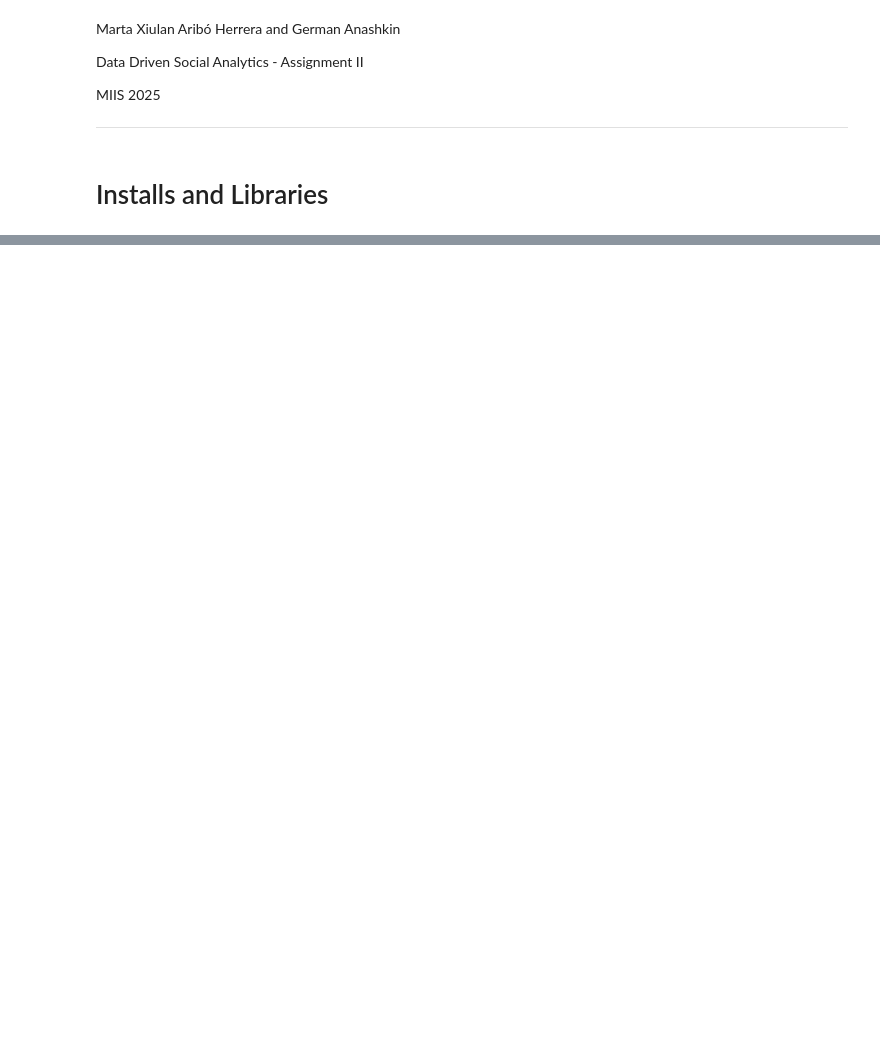
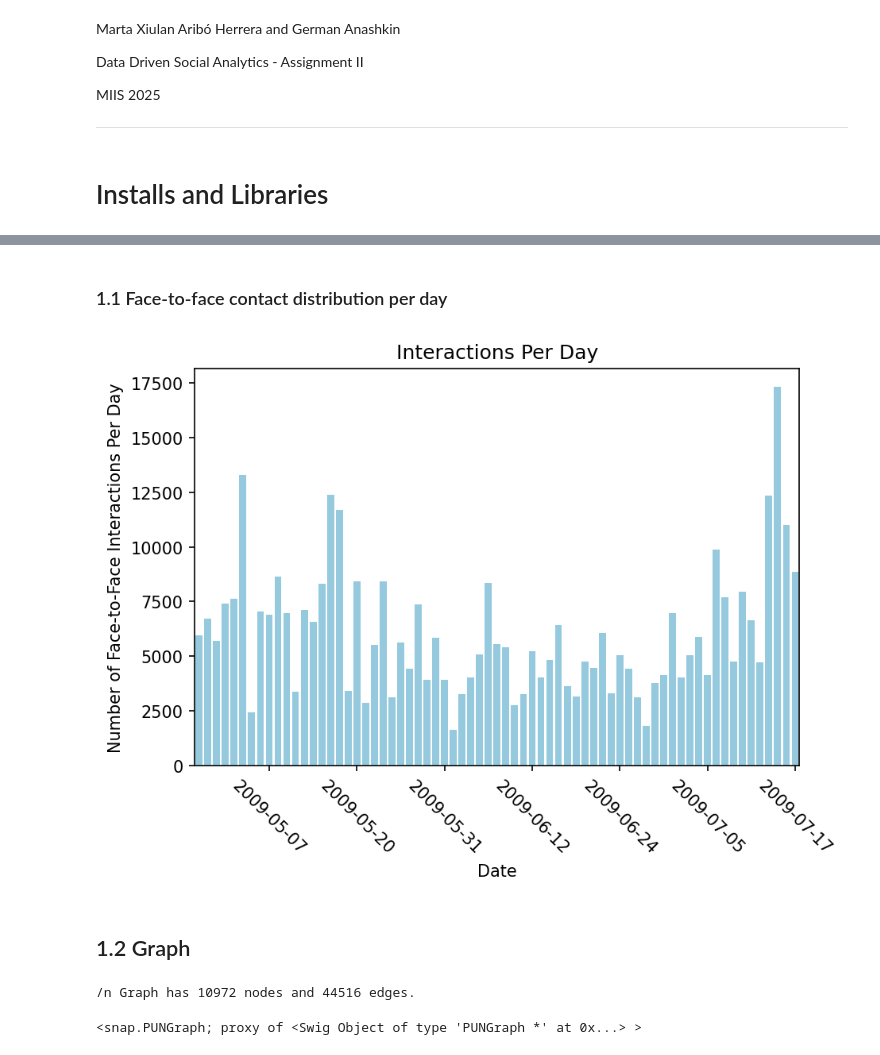
Before and after one commit to haxmxah/DDSA_Assignment_3, a Jupyter notebook: notebooks/assignment II.ipynb, the cells around one changed output, grey strips where cells are left out. Cells and saved outputs as stored; diff of their text form; code cells hidden in the pictures; blank space fills up the shorter version.

```diff
--- a/notebooks/assignment II.ipynb
+++ b/notebooks/assignment II.ipynb
@@ -13 +23,3 @@ import pandas as pd
+# %%
+sns.set_context("paper")
 # %% [markdown]
@@ -75,0 +81,49 @@ dataset_df.head()
+# %%
+# UTC time to local time
+dataset_df['contact_time'] = dataset_df['contact_time'].apply(lambda x: datetime.datetime.fromtimestamp(x))
+# %% [markdown]
+### 1.1 Face-to-face contact distribution per day
+# %%
+df = dataset_df.copy()
+
+df['date'] = df['contact_time'].dt.date
+
+contact_counts = df.groupby('date').size()
+
+plt.figure(dpi=150)
+sns.barplot(contact_counts, color='skyblue')
+
+plt.xlabel('Date')
+plt.ylabel('Number of Face-to-Face Interactions Per Day')
+plt.title('Interactions Per Day')
+
+plt.xticks(rotation=-45)
+
+
+plt.gca().xaxis.set_major_locator(mdates.DayLocator(interval=10))
+
+plt.tight_layout()
+plt.show()
+# %% [output]
+[figure, added]
+# %% [markdown]
+## 1.2 Graph
+# %%
+G = snap.TUNGraph.New()
+
+for idx, row in tqdm(dataset_df.iterrows(), total=len(dataset_df)):
+    if not G.IsNode(row['user_1']):
+        G.AddNode(row['user_1'])
+
+    if not G.IsNode(row['user_2']):
+        G.AddNode(row['user_2'])
+
+    G.AddEdge(row['user_1'], row['user_2'])
+
+print(f"Graph has {G.GetNodes()} nodes and {G.GetEdges()} edges.")
+# %% [output]
+/n Graph has 10972 nodes and 44516 edges.
+# %%
+snap.DrawGViz(G, snap.gvlDot, "G.png", "G", True)
+# %% [output]
+<snap.PUNGraph; proxy of <Swig Object of type 'PUNGraph *' at 0x...> >
```
Also changed, not shown: parts of 12 cells of this notebook, 1 other file.
